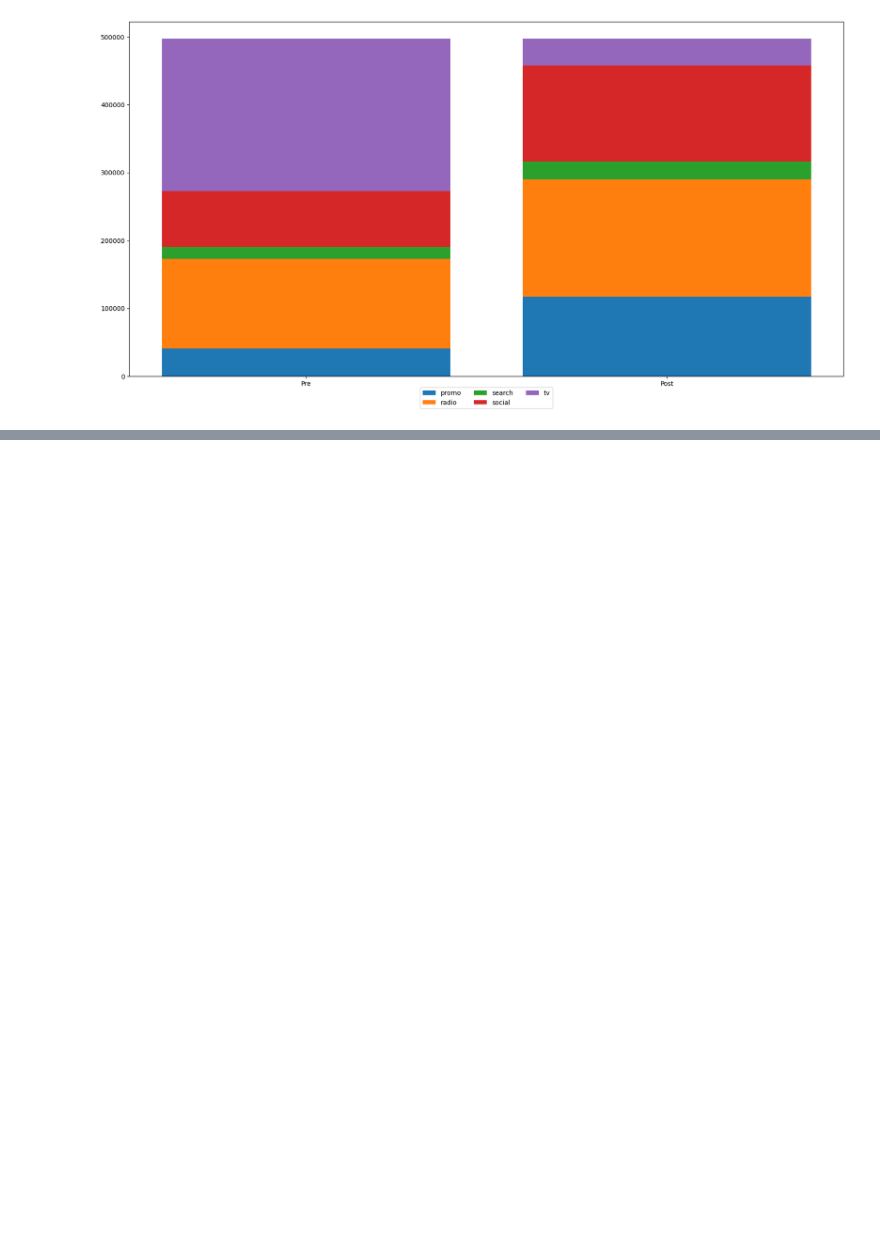
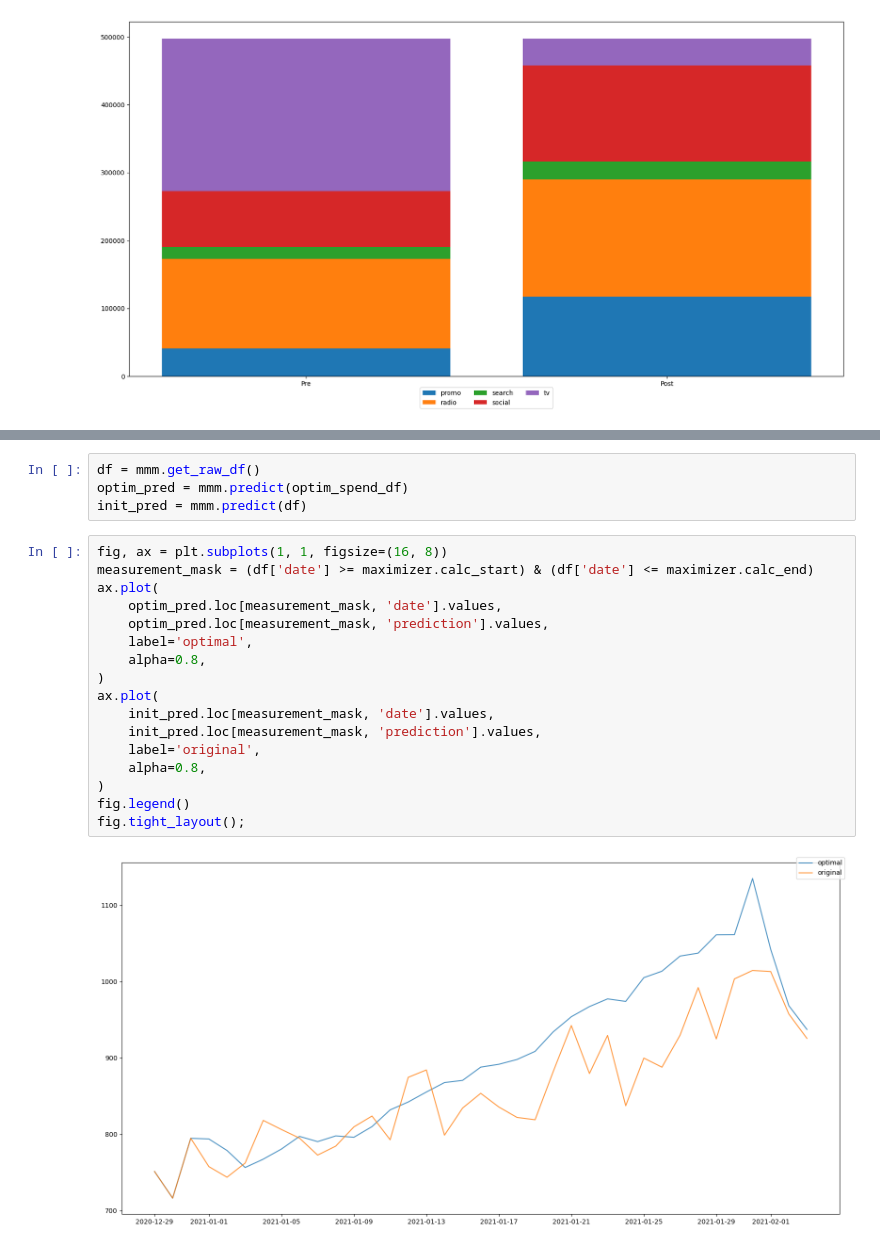
Before and after one commit to edwinnglabs/karpiu, a Jupyter notebook: docs/examples/optimization.ipynb, the cells around one changed output, grey strips where cells are left out. Saved outputs shown, nothing was run; the diff lists cells and outputs as text; blank space fills up the shorter version.

```diff
--- a/docs/examples/optimization.ipynb
+++ b/docs/examples/optimization.ipynb
@@ -161,0 +180,23 @@ opt_report
+# %%
+df = mmm.get_raw_df()
+optim_pred = mmm.predict(optim_spend_df)
+init_pred = mmm.predict(df)
+# %%
+fig, ax = plt.subplots(1, 1, figsize=(16, 8))
+measurement_mask = (df['date'] >= maximizer.calc_start) & (df['date'] <= maximizer.calc_end)
+ax.plot(
+    optim_pred.loc[measurement_mask, 'date'].values,
+    optim_pred.loc[measurement_mask, 'prediction'].values,
+    label='optimal',
+    alpha=0.8,
+)
+ax.plot(
+    init_pred.loc[measurement_mask, 'date'].values,
+    init_pred.loc[measurement_mask, 'prediction'].values,
+    label='original',
+    alpha=0.8,
+)
+fig.legend()
+fig.tight_layout();
+# %% [output]
+[figure, added]
```
Also changed, not shown: parts of 15 cells of this notebook, 9 other files.
